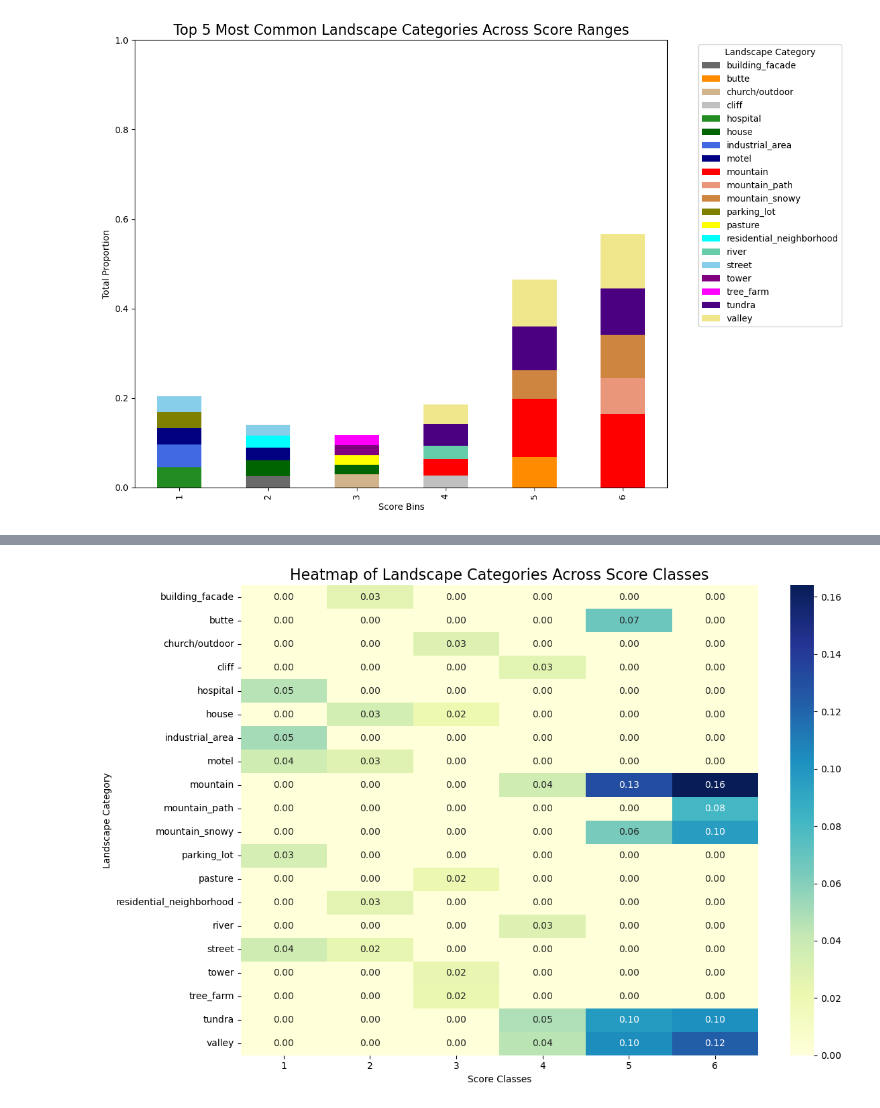
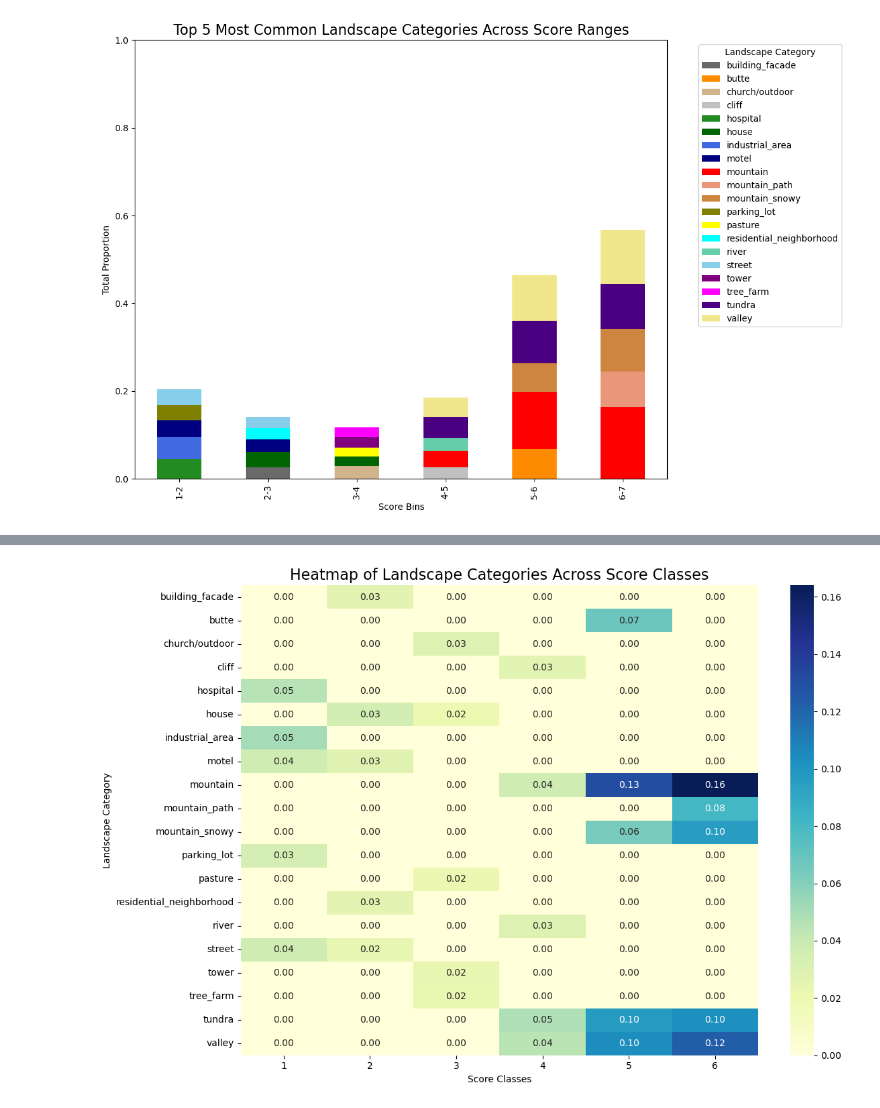
Before and after one commit to COrtsJosep/landscape-aesthetics, a Jupyter notebook: src/models/Analysis_of_Image_Types_Wikidata.ipynb, the cells around one changed output, grey strips where cells are left out. Cells and saved outputs as stored; diff of their text form; code cells hidden in the pictures.

```diff
--- a/src/models/Analysis_of_Image_Types_Wikidata.ipynb
+++ b/src/models/Analysis_of_Image_Types_Wikidata.ipynb
@@ -89,33 +89,44 @@ colorBoard = [
     "indigo", "khaki"
 ]
 
+
+score_bin_labels = {
+    1: "1-2",
+    2: "2-3",
+    3: "3-4",
+    4: "4-5",
+    5: "5-6",
+    6: "6-7"
+}
 # Convert color names to hex format
 high_contrast_colors = [mcolors.to_hex(color) for color in colorBoard]
 
 # Read the generated CSV file
 df = pd.read_csv("top_twenty_scenery_types_by_score_bin.csv")
 
 # Filter to keep only the top 5 categories for each score bin
 top_5_df = df.groupby('score_bin').apply(lambda x: x.nlargest(5, 'proportion')).reset_index(drop=True)
+
+top_5_df['score_bin'] = top_5_df['score_bin'].map(score_bin_labels)
 
 # Pivot the data for plotting
 pivot_df = top_5_df.pivot(index='score_bin', columns='scenery_type', values='proportion').fillna(0)
 
 # Plot each score bin with top 5 landscape categories
 
 ax = pivot_df.plot(kind='bar', stacked=True, figsize=(12, 8), color=high_contrast_colors)
 
 ax.set_ylim(0, 1)
 
 # Customize plot appearance
 plt.title('Top 5 Most Common Landscape Categories Across Score Ranges', fontsize=16)
 plt.xlabel('Score Bins')
 plt.ylabel('Total Proportion')
 plt.legend(title='Landscape Category', bbox_to_anchor=(1.05, 1), loc='upper left')
 plt.tight_layout()
 
 # Show or save the plot
 plt.savefig("/home/ubuntu/landscape-aesthetics/reports/figures/top_five_landscape_categories_by_score_bin_wikidata.jpg")
 plt.show()
 # %% [output]
-[figure, old version]
+[figure, new version]
```
Also changed, not shown: parts of 2 cells of this notebook, 13 other files.
